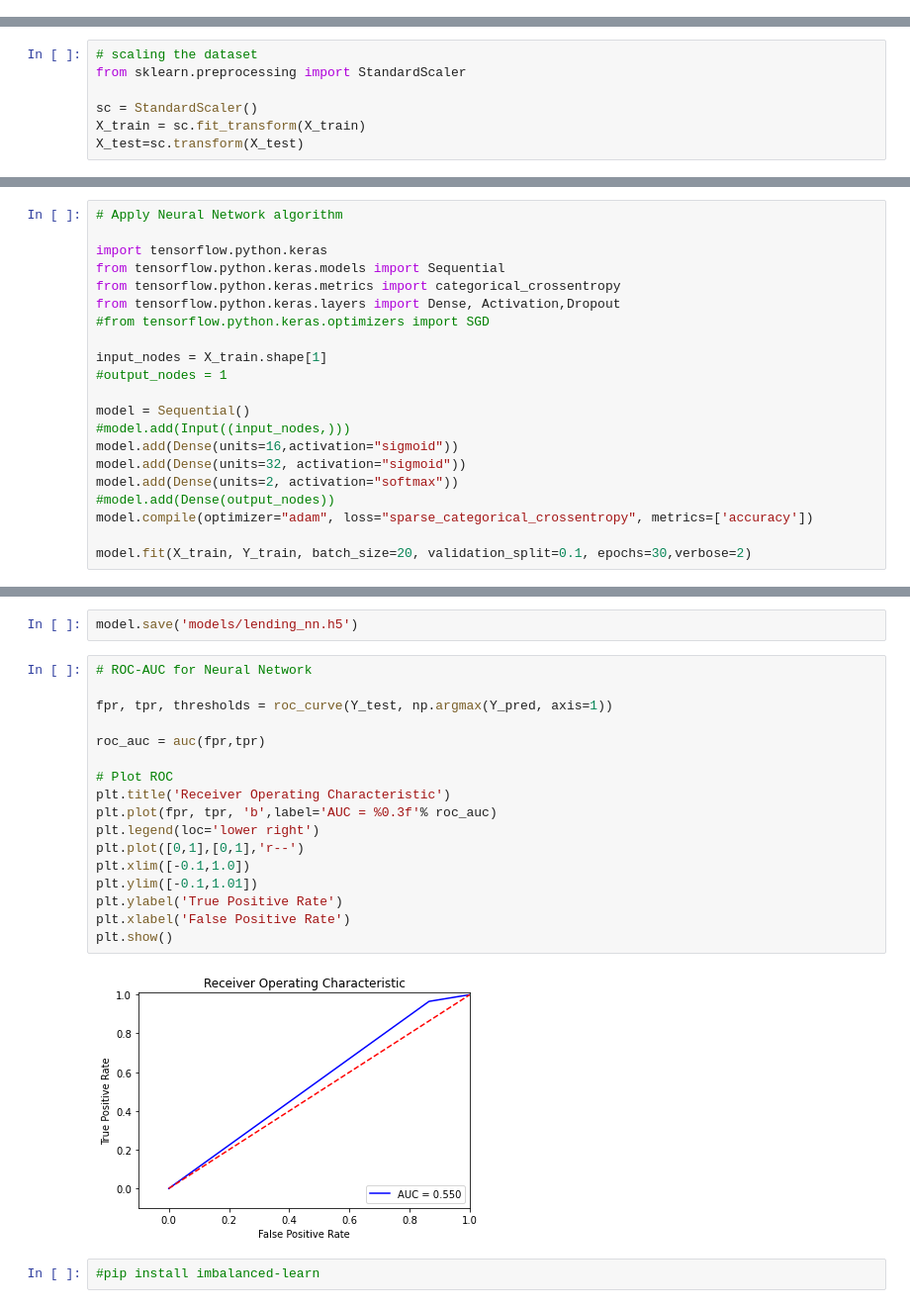
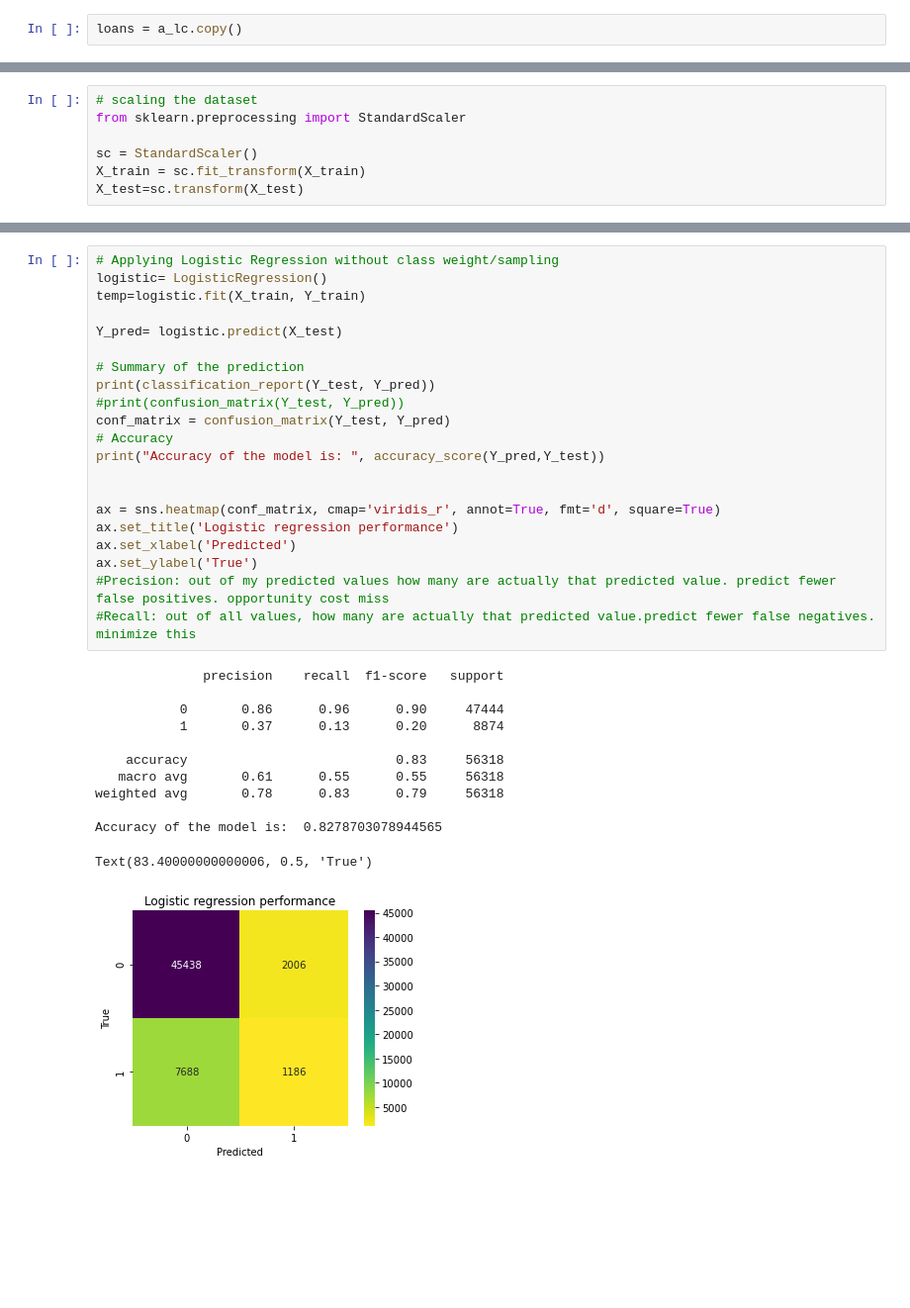
Before and after one commit to Chaitali20-gh/Data-Science, a Jupyter notebook: Lending Club/Lending Club.ipynb, the cells around one changed output, grey strips where cells are left out. Shown at 99% size. Drawn from its saved outputs; the diff is of its cells as text; blank space fills up the shorter version.

Commit message:
Updated ML and performance metrics

```diff
--- a/Lending Club/Lending Club.ipynb
+++ b/Lending Club/Lending Club.ipynb
@@ -814,0 +578,2 @@ X_train
+# %%
+loans = a_lc.copy()
@@ -1159,21 +727,0 @@ plt.show()
-# %%
-# Apply Neural Network algorithm
-
-import tensorflow.python.keras
-from tensorflow.python.keras.models import Sequential
-from tensorflow.python.keras.metrics import categorical_crossentropy
-from tensorflow.python.keras.layers import Dense, Activation,Dropout
-#from tensorflow.python.keras.optimizers import SGD
-
-input_nodes = X_train.shape[1]
-#output_nodes = 1
-
-model = Sequential()
-#model.add(Input((input_nodes,)))
-model.add(Dense(units=16,activation="sigmoid"))
-model.add(Dense(units=32, activation="sigmoid"))
-model.add(Dense(units=2, activation="softmax"))
-#model.add(Dense(output_nodes))
-model.compile(optimizer="adam", loss="sparse_categorical_crossentropy", metrics=['accuracy'])
-
-model.fit(X_train, Y_train, batch_size=20, validation_split=0.1, epochs=30,verbose=2)
@@ -1224,23 +728,34 @@ Confusion Matrix:
-# %%
-model.save('models/lending_nn.h5')
-# %%
-# ROC-AUC for Neural Network
-
-fpr, tpr, thresholds = roc_curve(Y_test, np.argmax(Y_pred, axis=1))
-
-roc_auc = auc(fpr,tpr)
-
-# Plot ROC
-plt.title('Receiver Operating Characteristic')
-plt.plot(fpr, tpr, 'b',label='AUC = %0.3f'% roc_auc)
-plt.legend(loc='lower right')
-plt.plot([0,1],[0,1],'r--')
-plt.xlim([-0.1,1.0])
-plt.ylim([-0.1,1.01])
-plt.ylabel('True Positive Rate')
-plt.xlabel('False Positive Rate')
-plt.show()
-# %% [output]
-[figure, removed]
-# %%
-#pip install imbalanced-learn
+# %%
+# Applying Logistic Regression without class weight/sampling
+logistic= LogisticRegression()
+temp=logistic.fit(X_train, Y_train)
+
+Y_pred= logistic.predict(X_test)
+
+# Summary of the prediction
+print(classification_report(Y_test, Y_pred))
+#print(confusion_matrix(Y_test, Y_pred))
+conf_matrix = confusion_matrix(Y_test, Y_pred)
+# Accuracy
+print("Accuracy of the model is: ", accuracy_score(Y_pred,Y_test))
+
+
+ax = sns.heatmap(conf_matrix, cmap='viridis_r', annot=True, fmt='d', square=True)
+ax.set_title('Logistic regression performance')
+ax.set_xlabel('Predicted')
+ax.set_ylabel('True')
+#Precision: out of my predicted values how many are actually that predicted value. predict fewer false positives. opportunity cost miss
+#Recall: out of all values, how many are actually that predicted value.predict fewer false negatives. minimize this
+# %% [output]
+              precision    recall  f1-score   support
+
+           0       0.86      0.96      0.90     47444
+           1       0.37      0.13      0.20      8874
+
+    accuracy                           0.83     56318
+   macro avg       0.61      0.55      0.55     56318
+weighted avg       0.78      0.83      0.79     56318
+
+Accuracy of the model is:  0.8278703078944565
+Text(83.40000000000006, 0.5, 'True')
+[figure, added]
```
Also changed, not shown: parts of 124 cells of this notebook.
